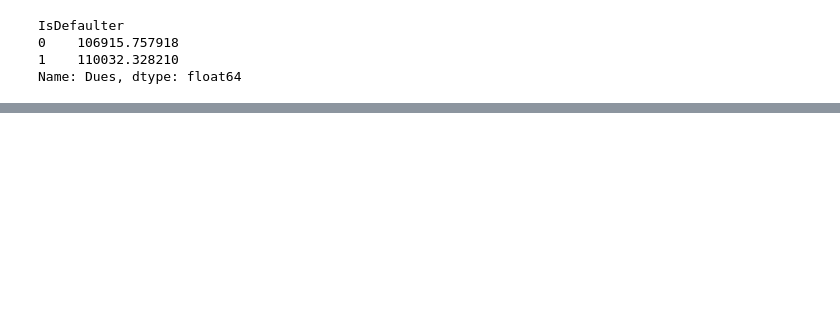
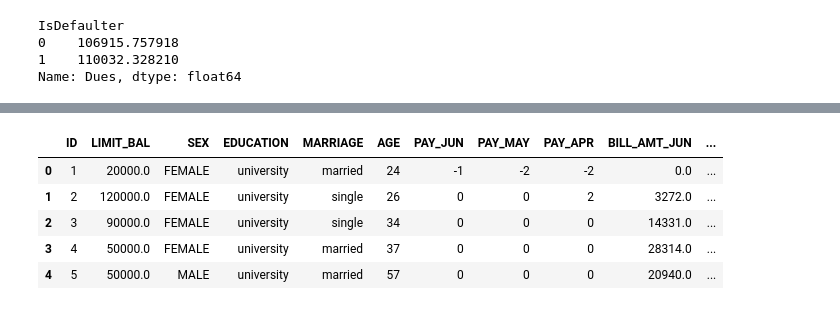
Before and after one commit to Mona1811k/Credit_card_default_prediction, a Jupyter notebook: Credit_Card_Default_Prediction.ipynb, the cells around one changed output, grey strips where cells are left out. Cells and saved outputs as stored; diff of their text form; code cells hidden in the pictures; blank space fills up the shorter version.

Commit message:
calculated the dues based on the education and marital status

```diff
--- a/Credit_Card_Default_Prediction.ipynb
+++ b/Credit_Card_Default_Prediction.ipynb
@@ -261,0 +282,4 @@ Name: Dues, dtype: float64
+# %%
+df_fr['EDUCATION']=np.where(df_fr['EDUCATION'] == 6, 4, df_fr['EDUCATION'])
+df_fr['EDUCATION']=np.where(df_fr['EDUCATION'] == 0, 4, df_fr['EDUCATION'])
+df_fr['MARRIAGE'].unique()
@@ -261,0 +308,11 @@ Name: Dues, dtype: float64
+# %%
+df_fr['MARRIAGE']=np.where(df_fr['MARRIAGE'] == 0, 3, df_fr['MARRIAGE'])
+df_fr.replace({'SEX': {1 : 'MALE', 2 : 'FEMALE'}, 'EDUCATION' : {1 : 'graduate school', 2 : 'university', 3 : 'high school', 4 : 'others'}, 'MARRIAGE' : {1 : 'married', 2 : 'single', 3 : 'others'}}, inplace = True)
+df_fr.head()
+# %% [output]
+|  | ID | LIMIT_BAL | SEX | EDUCATION | MARRIAGE | AGE | PAY_JUN | PAY_MAY | PAY_APR | BILL_AMT_JUN | ... |
+| 0 | 1 | 20000.0 | FEMALE | university | married | 24 | -1 | -2 | -2 | 0.0 | ... |
+| 1 | 2 | 120000.0 | FEMALE | university | single | 26 | 0 | 0 | 2 | 3272.0 | ... |
+| 2 | 3 | 90000.0 | FEMALE | university | single | 34 | 0 | 0 | 0 | 14331.0 | ... |
+| 3 | 4 | 50000.0 | FEMALE | university | married | 37 | 0 | 0 | 0 | 28314.0 | ... |
+| 4 | 5 | 50000.0 | MALE | university | married | 57 | 0 | 0 | 0 | 20940.0 | ... |
```
Also changed, not shown: parts of 8 cells of this notebook.
